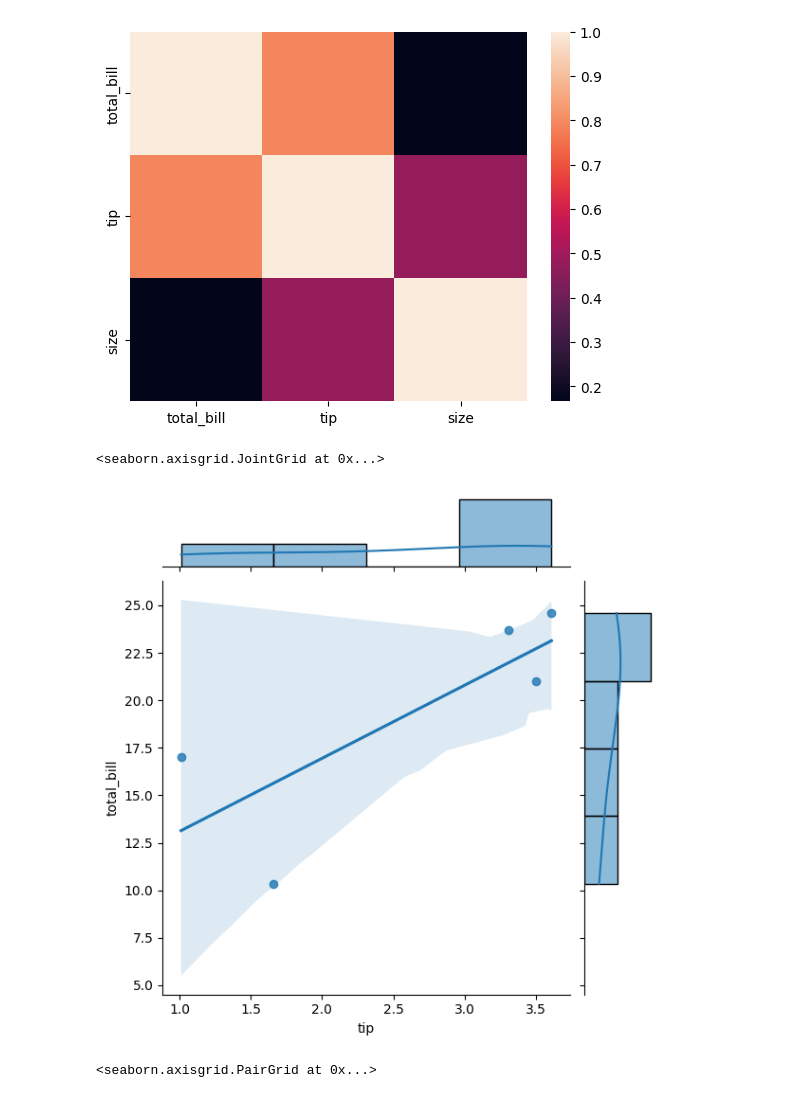
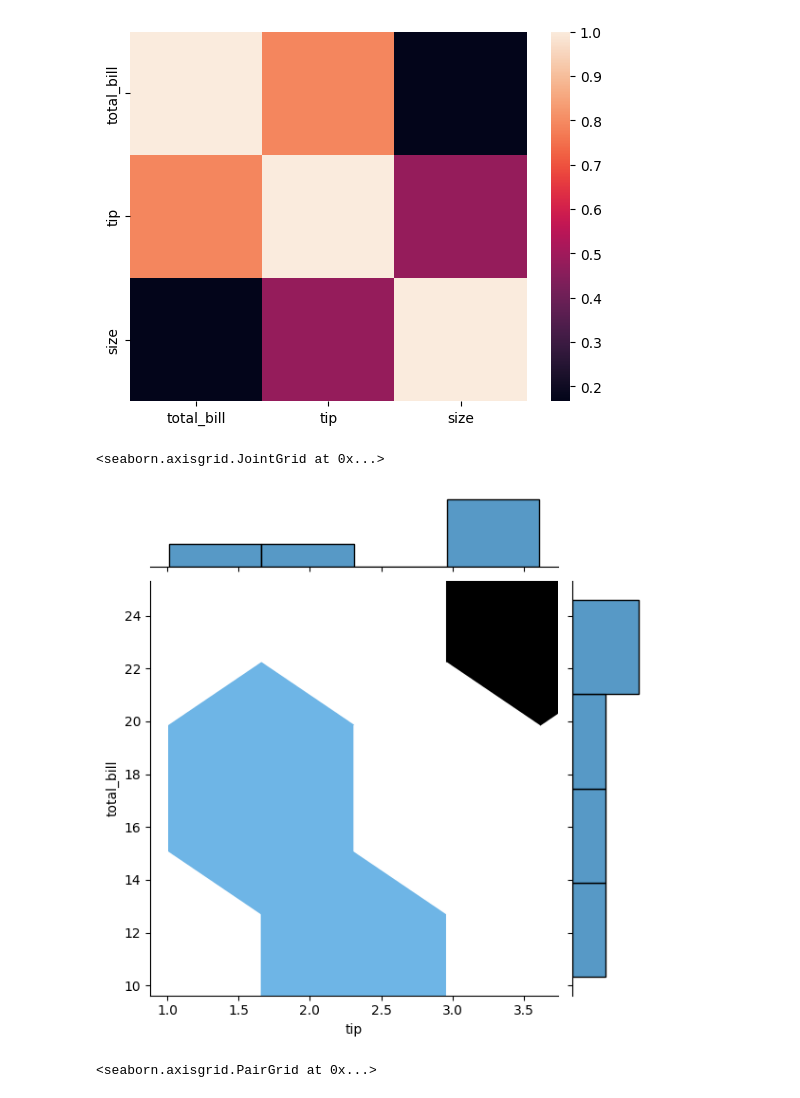
Before and after one commit to tinusha-priyamanka-99/Langchain_study, a Jupyter notebook: Basics/seaborn.ipynb, the cells around one changed output. Saved outputs shown, nothing was run; the diff lists cells and outputs as text; code cells hidden in the pictures.

```diff
--- a/Basics/seaborn.ipynb
+++ b/Basics/seaborn.ipynb
@@ -25,10 +36,10 @@ sns.heatmap(correlation_matrix)
 <Axes: >
 [figure]
 # %%
-sns.jointplot(x='tip',y='total_bill',data=df,kind='reg')
+sns.jointplot(x='tip',y='total_bill',data=df,kind='hex')
 # %% [output]
 <seaborn.axisgrid.JointGrid at 0x...>
-[figure, old version]
+[figure, new version]
 # %%
 sns.pairplot(df)
 # %% [output]
```
Also changed, not shown: parts of 1 cell of this notebook, 4 other files.
